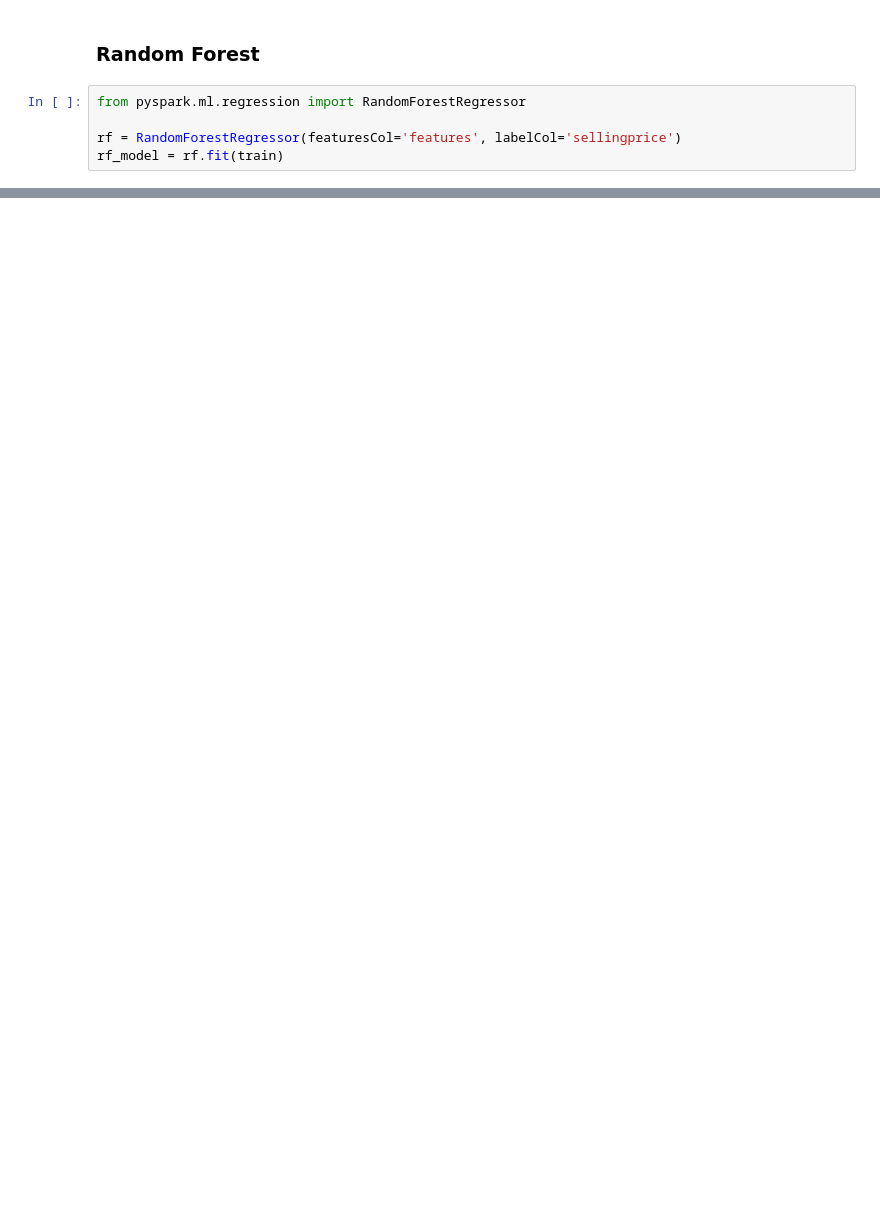
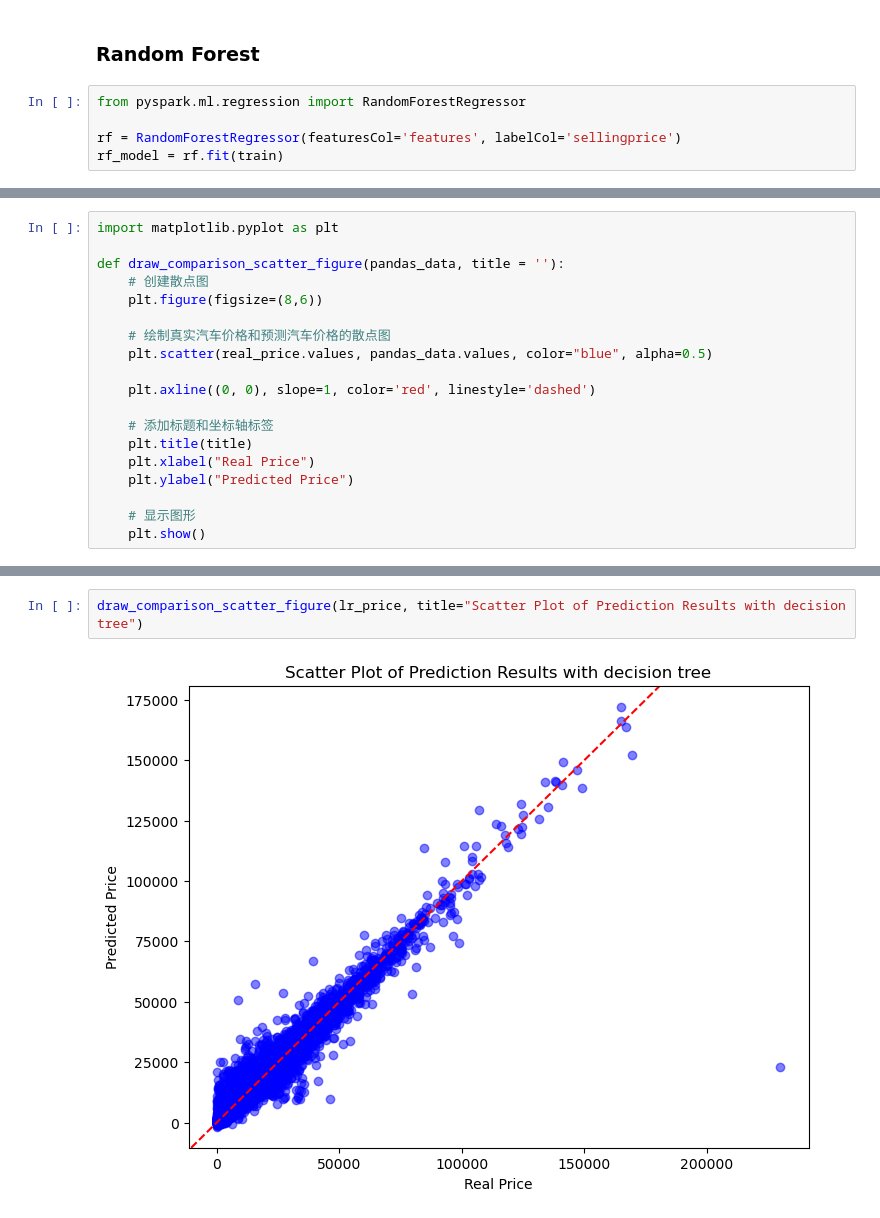
Before and after one commit to ZifanLee/5003Project, a Jupyter notebook: data_process.ipynb, the cells around one changed output, grey strips where cells are left out. Saved outputs shown, nothing was run; the diff lists cells and outputs as text; blank space fills up the shorter version.

```diff
--- a/data_process.ipynb
+++ b/data_process.ipynb
@@ -605,0 +606,19 @@ rf_rmse, rf_r2
+# %%
+import matplotlib.pyplot as plt
+
+def draw_comparison_scatter_figure(pandas_data, title = ''):
+    # 创建散点图
+    plt.figure(figsize=(8,6))
+
+    # 绘制真实汽车价格和预测汽车价格的散点图
+    plt.scatter(real_price.values, pandas_data.values, color="blue", alpha=0.5)
+
+    plt.axline((0, 0), slope=1, color='red', linestyle='dashed')
+
+    # 添加标题和坐标轴标签
+    plt.title(title)
+    plt.xlabel("Real Price")
+    plt.ylabel("Predicted Price")
+
+    # 显示图形
+    plt.show()
@@ -605,0 +649,4 @@ rf_rmse, rf_r2
+# %%
+draw_comparison_scatter_figure(lr_price, title="Scatter Plot of Prediction Results with decision tree")
+# %% [output]
+[figure, added]
```
Also changed, not shown: parts of 22 cells of this notebook.
